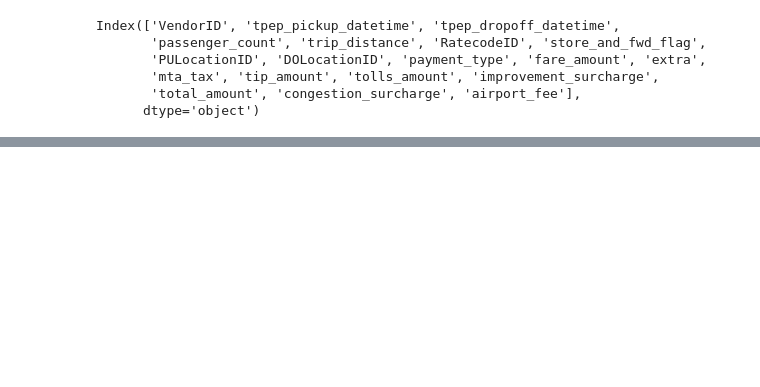
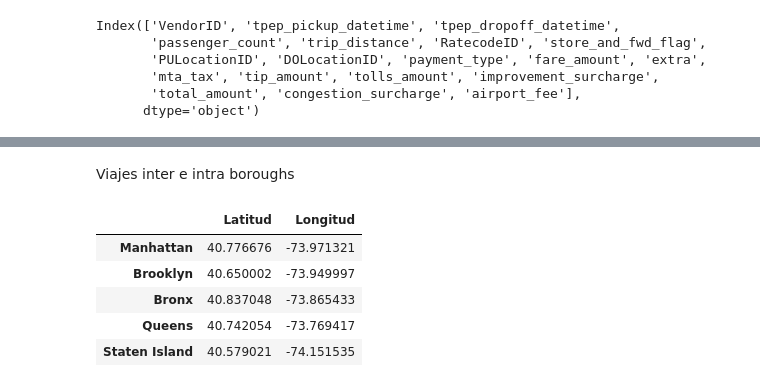
Before and after one commit to Ramirez-L/Proyecto_Taxis_Grupo_11, a Jupyter notebook: Exploracion/Dataset_Taxis.ipynb, the cells around one changed output, grey strips where cells are left out. Cells and saved outputs as stored; diff of their text form; code cells hidden in the pictures; blank space fills up the shorter version.

```diff
--- a/Exploracion/Dataset_Taxis.ipynb
+++ b/Exploracion/Dataset_Taxis.ipynb
@@ -535,0 +570,15 @@ data
+# %% [markdown]
+Viajes inter e intra boroughs
+# %%
+boroughs = pd.DataFrame({'Latitud': [40.776676, 40.650002, 40.837048, 40.742054, 40.579021],
+                        'Longitud': [-73.971321, -73.949997, -73.865433, -73.769417, -74.151535]},
+                        index=['Manhattan', 'Brooklyn', 'Bronx', 'Queens', 'Staten Island'])
+
+boroughs
+# %% [output]
+|  | Latitud | Longitud |
+| Manhattan | 40.776676 | -73.971321 |
+| Brooklyn | 40.650002 | -73.949997 |
+| Bronx | 40.837048 | -73.865433 |
+| Queens | 40.742054 | -73.769417 |
+| Staten Island | 40.579021 | -74.151535 |
```
Also changed, not shown: parts of 17 cells of this notebook, 4 other files.
